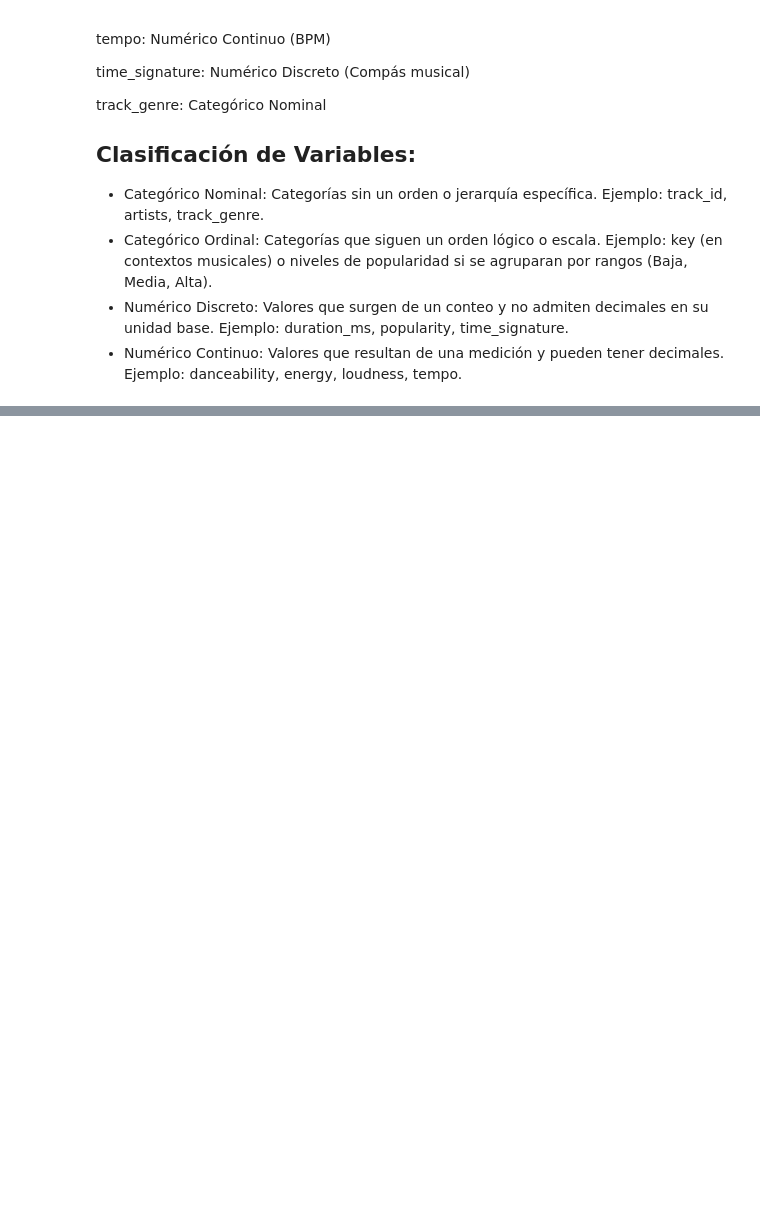
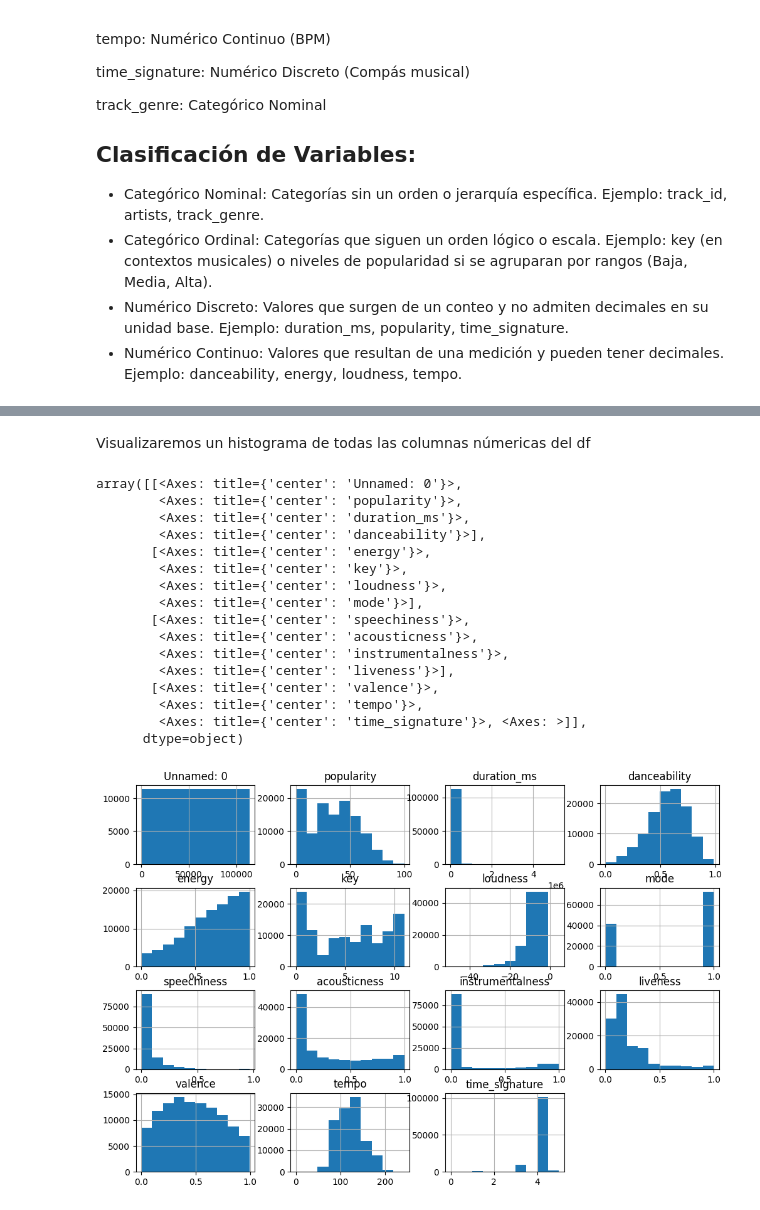
Before and after one commit to fernandovidalnn/evaluacion_1_mineria_datos, a Jupyter notebook: ev1_mineria.ipynb, the cells around one changed output, grey strips where cells are left out. Saved outputs shown, nothing was run; the diff lists cells and outputs as text; code cells hidden in the pictures; blank space fills up the shorter version.

```diff
--- a/ev1_mineria.ipynb
+++ b/ev1_mineria.ipynb
@@ -215,0 +366,22 @@ Ejemplo: danceability, energy, loudness, tempo.
+# %% [markdown]
+Visualizaremos un histograma de todas las columnas númericas del df
+# %%
+df.hist(figsize=(12,8))
+# %% [output]
+array([[<Axes: title={'center': 'Unnamed: 0'}>,
+        <Axes: title={'center': 'popularity'}>,
+        <Axes: title={'center': 'duration_ms'}>,
+        <Axes: title={'center': 'danceability'}>],
+       [<Axes: title={'center': 'energy'}>,
+        <Axes: title={'center': 'key'}>,
+        <Axes: title={'center': 'loudness'}>,
+        <Axes: title={'center': 'mode'}>],
+       [<Axes: title={'center': 'speechiness'}>,
+        <Axes: title={'center': 'acousticness'}>,
+        <Axes: title={'center': 'instrumentalness'}>,
+        <Axes: title={'center': 'liveness'}>],
+       [<Axes: title={'center': 'valence'}>,
+        <Axes: title={'center': 'tempo'}>,
+        <Axes: title={'center': 'time_signature'}>, <Axes: >]],
+      dtype=object)
+[figure, added]
```
Also changed, not shown: parts of 29 cells of this notebook.
